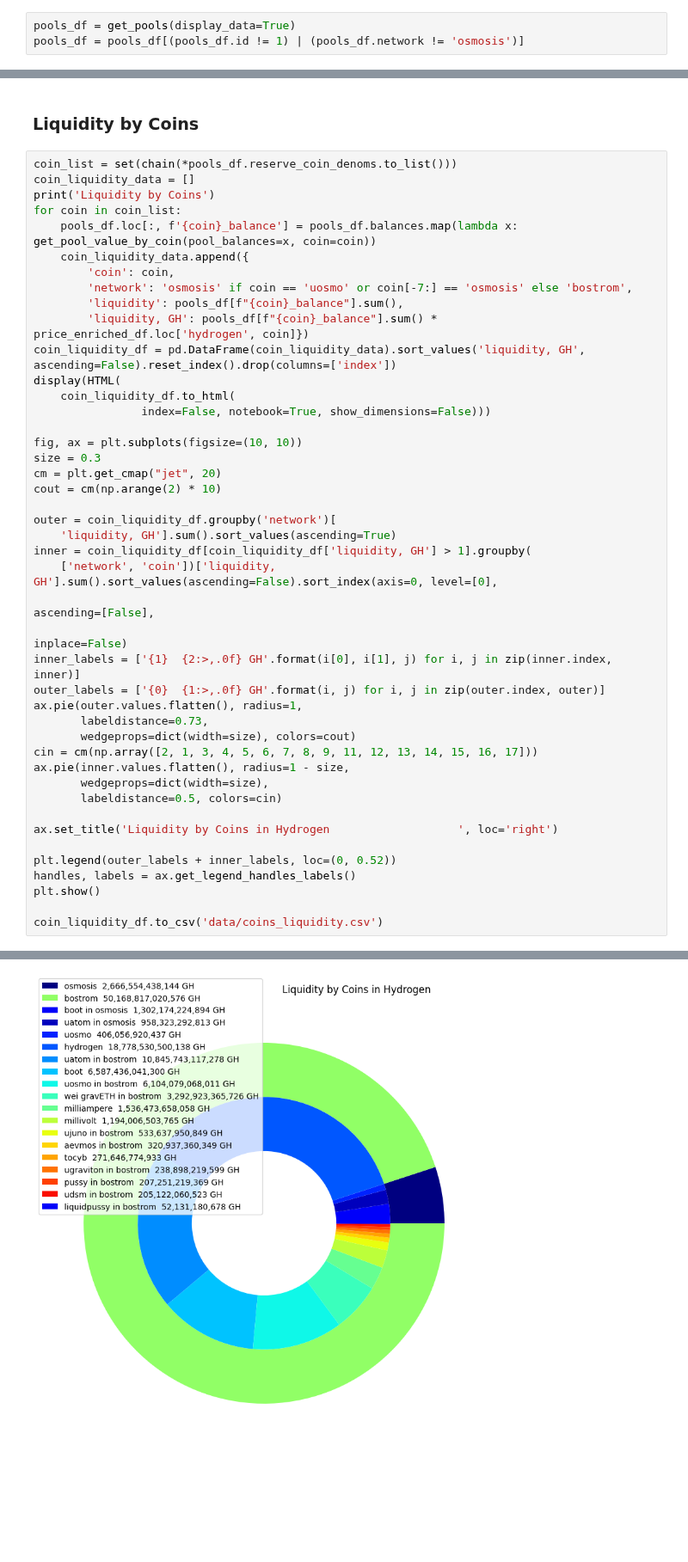
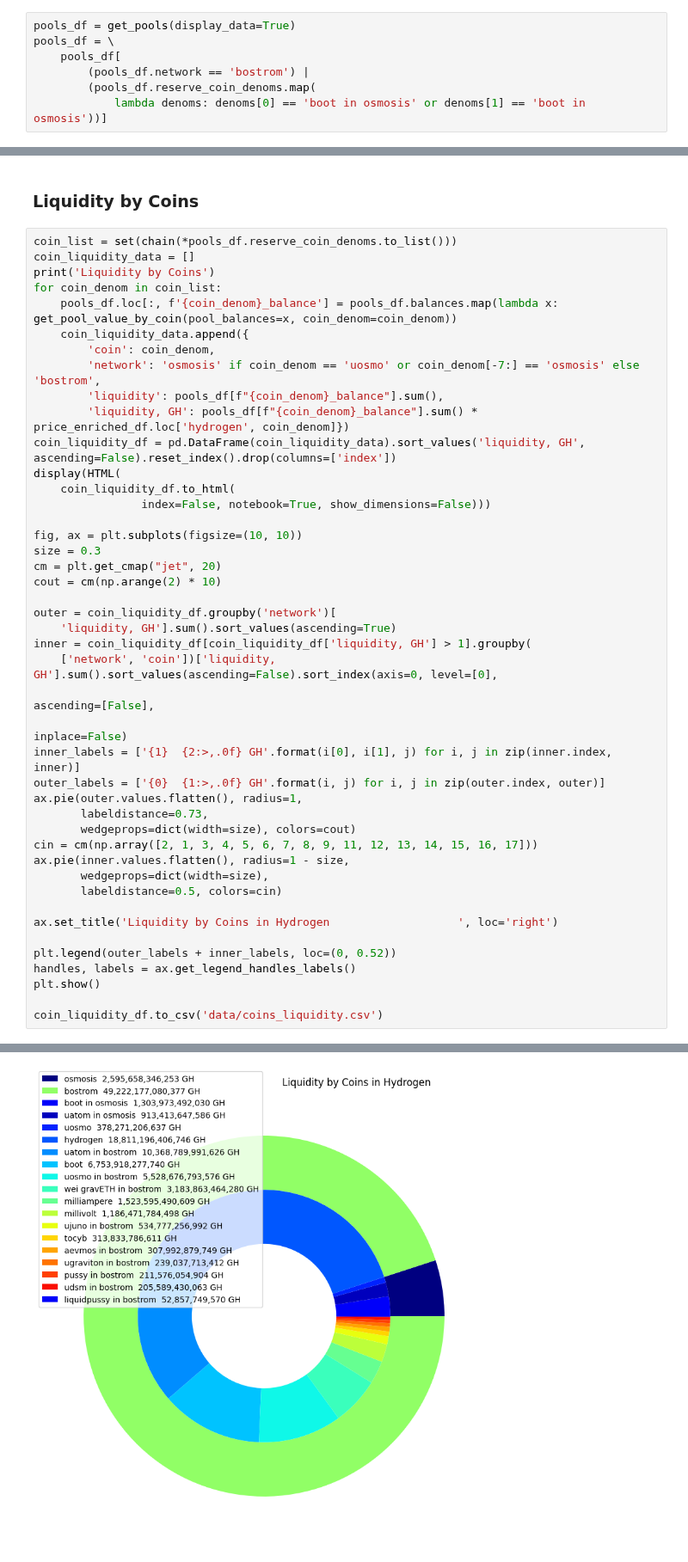
Before and after one commit to Snedashkovsky/cyber-arbitrage, a Jupyter notebook: pools_liquidity_in_gh.ipynb, the cells around one changed output, grey strips where cells are left out. Shown at 86% size. Drawn from its saved outputs; the diff is of its cells as text; blank space fills up the shorter version.

Commit message:
- add osmosis ibc coins - add osmosis pools for getting prices - recalculate pools liquidity - recalculate revenue model

```diff
--- a/pools_liquidity_in_gh.ipynb
+++ b/pools_liquidity_in_gh.ipynb
@@ -12,7 +12,11 @@ from src.data_extractors import get_pools, get_prices, get_price_enriched
 #### Get Bostrom and Osmosis Pools Data
 # %%
 pools_df = get_pools(display_data=True)
-pools_df = pools_df[(pools_df.id != 1) | (pools_df.network != 'osmosis')]
+pools_df = \
+    pools_df[
+        (pools_df.network == 'bostrom') |
+        (pools_df.reserve_coin_denoms.map(
+            lambda denoms: denoms[0] == 'boot in osmosis' or denoms[1] == 'boot in osmosis'))]
 # %% [output]
 Bostrom Pools
 | id | type_id | reserve_coin_denoms | reserve_account_address | pool_coin_denom | balances | swap_fee | network |
@@ -186,13 +190,13 @@ Total liquidity: 52,981 GH
 coin_list = set(chain(*pools_df.reserve_coin_denoms.to_list()))
 coin_liquidity_data = []
 print('Liquidity by Coins')
-for coin in coin_list:
-    pools_df.loc[:, f'{coin}_balance'] = pools_df.balances.map(lambda x: get_pool_value_by_coin(pool_balances=x, coin=coin))
+for coin_denom in coin_list:
+    pools_df.loc[:, f'{coin_denom}_balance'] = pools_df.balances.map(lambda x: get_pool_value_by_coin(pool_balances=x, coin_denom=coin_denom))
     coin_liquidity_data.append({
-        'coin': coin,
-        'network': 'osmosis' if coin == 'uosmo' or coin[-7:] == 'osmosis' else 'bostrom',
-        'liquidity': pools_df[f"{coin}_balance"].sum(),
-        'liquidity, GH': pools_df[f"{coin}_balance"].sum() * price_enriched_df.loc['hydrogen', coin]})
+        'coin': coin_denom,
+        'network': 'osmosis' if coin_denom == 'uosmo' or coin_denom[-7:] == 'osmosis' else 'bostrom',
+        'liquidity': pools_df[f"{coin_denom}_balance"].sum(),
+        'liquidity, GH': pools_df[f"{coin_denom}_balance"].sum() * price_enriched_df.loc['hydrogen', coin_denom]})
 coin_liquidity_df = pd.DataFrame(coin_liquidity_data).sort_values('liquidity, GH', ascending=False).reset_index().drop(columns=['index'])
 display(HTML(
     coin_liquidity_df.to_html(
@@ -247,2 +251,2 @@ Liquidity by Coins
 | deprecated uatom in bostrom | bostrom | 0.000000e+00 | NaN |
-[figure, old version]
+[figure, new version]
```
Also changed, not shown: parts of 5 cells of this notebook, 2 other files.
